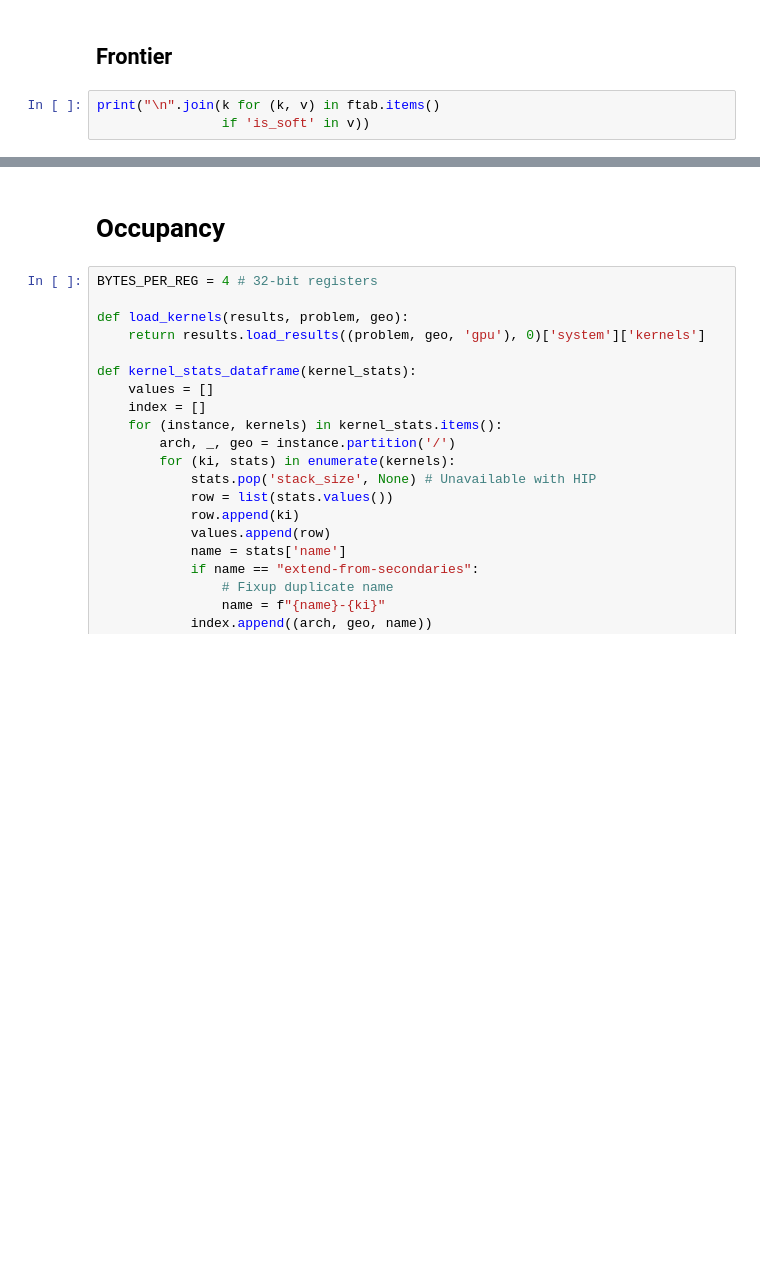
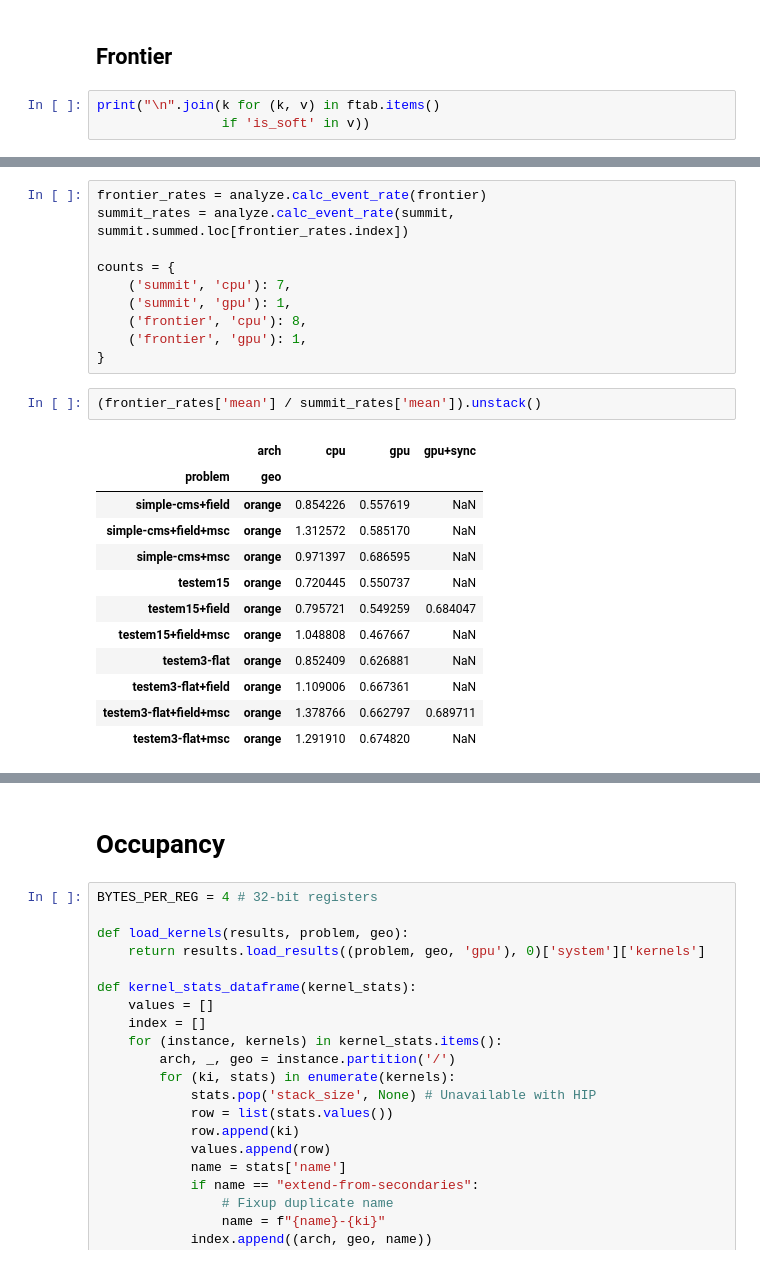
Before and after one commit to celeritas-project/regression, a Jupyter notebook: analysis.ipynb, the cells around one changed output, grey strips where cells are left out. Saved outputs shown, nothing was run; the diff lists cells and outputs as text; blank space fills up the shorter version.

Commit message:
Update frontier comparison

```diff
--- a/analysis.ipynb
+++ b/analysis.ipynb
@@ -467,0 +414,25 @@ WARNING: no inputs available for cms2018+field+msc
+# %%
+frontier_rates = analyze.calc_event_rate(frontier)
+summit_rates = analyze.calc_event_rate(summit, summit.summed.loc[frontier_rates.index])
+
+counts = {
+    ('summit', 'cpu'): 7,
+    ('summit', 'gpu'): 1,
+    ('frontier', 'cpu'): 8,
+    ('frontier', 'gpu'): 1,
+}
+# %%
+(frontier_rates['mean'] / summit_rates['mean']).unstack()
+# %% [output]
+|  | arch | cpu | gpu | gpu+sync |
+| problem | geo |  |  |  |
+| simple-cms+field | orange | 0.854226 | 0.557619 | NaN |
+| simple-cms+field+msc | orange | 1.312572 | 0.585170 | NaN |
+| simple-cms+msc | orange | 0.971397 | 0.686595 | NaN |
+| testem15 | orange | 0.720445 | 0.550737 | NaN |
+| testem15+field | orange | 0.795721 | 0.549259 | 0.684047 |
+| testem15+field+msc | orange | 1.048808 | 0.467667 | NaN |
+| testem3-flat | orange | 0.852409 | 0.626881 | NaN |
+| testem3-flat+field | orange | 1.109006 | 0.667361 | NaN |
+| testem3-flat+field+msc | orange | 1.378766 | 0.662797 | 0.689711 |
+| testem3-flat+msc | orange | 1.291910 | 0.674820 | NaN |
```
Also changed, not shown: parts of 10 cells of this notebook, 3 other files.
